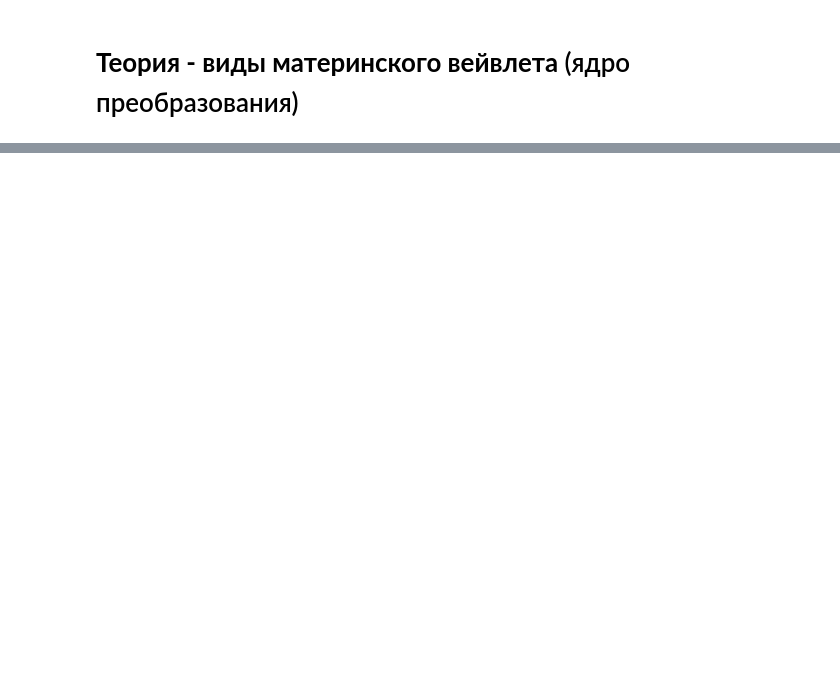
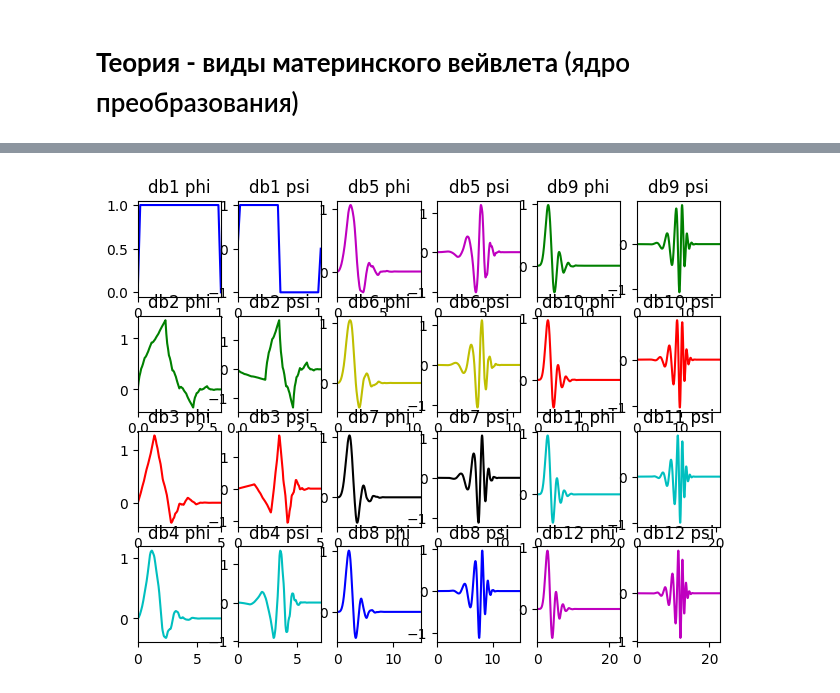
Before and after one commit to TAUforPython/wavelets, a Jupyter notebook: wavelets_cwt_+_dwt_example.ipynb, the cells around one changed output, grey strips where cells are left out. Saved outputs shown, nothing was run; the diff lists cells and outputs as text; code cells hidden in the pictures; blank space fills up the shorter version.

```diff
--- a/wavelets_cwt_+_dwt_example.ipynb
+++ b/wavelets_cwt_+_dwt_example.ipynb
@@ -272,0 +348,87 @@ ax2.set_title("Morle")
+# %%
+#!/usr/bin/env python
+# -*- coding: utf-8 -*-
+
+# Plot scaling and wavelet functions for db, sym, coif, bior and rbio families
+
+import itertools
+
+import matplotlib.pyplot as plt
+
+import pywt
+
+
+plot_data = [('db', (4, 3)),
+             ('sym', (4, 3)),
+             ('coif', (3, 2))]
+
+
+for family, (rows, cols) in plot_data:
+    fig = plt.figure()
+    fig.subplots_adjust(hspace=0.2, wspace=0.2, bottom=.02, left=.06,
+                        right=.97, top=.94)
+    colors = itertools.cycle('bgrcmyk')
+
+    wnames = pywt.wavelist(family)
+    i = iter(wnames)
+    for col in range(cols):
+        for row in range(rows):
+            try:
+                wavelet = pywt.Wavelet(next(i))
+            except StopIteration:
+                break
+            phi, psi, x = wavelet.wavefun(level=5)
+
+            color = next(colors)
+            ax = fig.add_subplot(rows, 2 * cols, 1 + 2 * (col + row * cols))
+            ax.set_title(wavelet.name + " phi")
+            ax.plot(x, phi, color)
+            ax.set_xlim(min(x), max(x))
+
+            ax = fig.add_subplot(rows, 2*cols, 1 + 2*(col + row*cols) + 1)
+            ax.set_title(wavelet.name + " psi")
+            ax.plot(x, psi, color)
+            ax.set_xlim(min(x), max(x))
+
+for family, (rows, cols) in [('bior', (4, 3)), ('rbio', (4, 3))]:
+    fig = plt.figure()
+    fig.subplots_adjust(hspace=0.5, wspace=0.2, bottom=.02, left=.06,
+                        right=.97, top=.94)
+
+    colors = itertools.cycle('bgrcmyk')
+    wnames = pywt.wavelist(family)
+    i = iter(wnames)
+    for col in range(cols):
+        for row in range(rows):
+            try:
+                wavelet = pywt.Wavelet(next(i))
+            except StopIteration:
+                break
+            phi, psi, phi_r, psi_r, x = wavelet.wavefun(level=5)
+            row *= 2
+
+            color = next(colors)
+            ax = fig.add_subplot(2*rows, 2*cols, 1 + 2*(col + row*cols))
+            ax.set_title(wavelet.name + " phi")
+            ax.plot(x, phi, color)
+            ax.set_xlim(min(x), max(x))
+
+            ax = fig.add_subplot(2*rows, 2*cols, 2*(1 + col + row*cols))
+            ax.set_title(wavelet.name + " psi")
+            ax.plot(x, psi, color)
+            ax.set_xlim(min(x), max(x))
+
+            row += 1
+            ax = fig.add_subplot(2*rows, 2*cols, 1 + 2*(col + row*cols))
+            ax.set_title(wavelet.name + " phi_r")
+            ax.plot(x, phi_r, color)
+            ax.set_xlim(min(x), max(x))
+
+            ax = fig.add_subplot(2*rows, 2*cols, 1 + 2*(col + row*cols) + 1)
+            ax.set_title(wavelet.name + " psi_r")
+            ax.plot(x, psi_r, color)
+            ax.set_xlim(min(x), max(x))
+
+plt.show()
+# %% [output]
+[figure, added]
```
Also changed, not shown: parts of 6 cells of this notebook.
